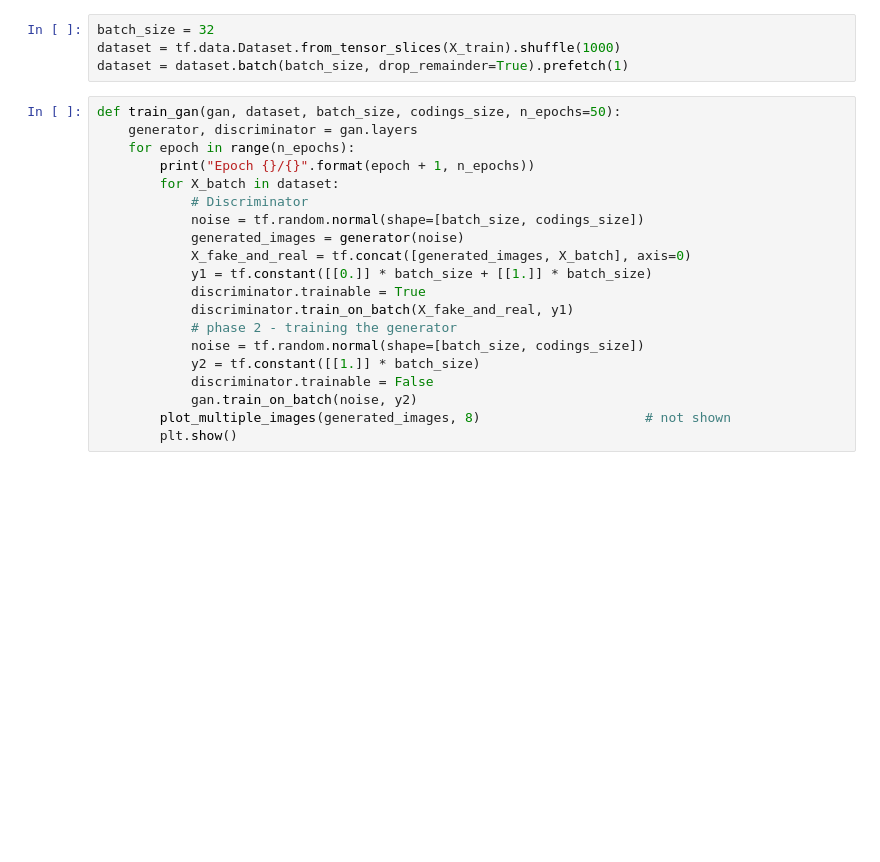
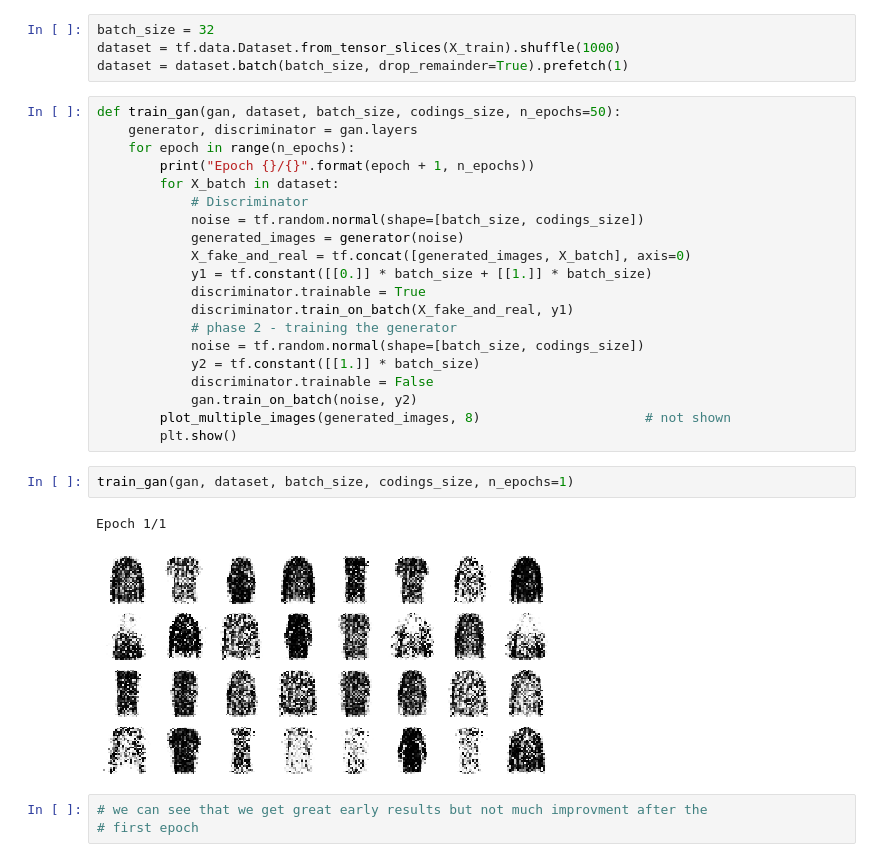
Before and after one commit to bencouser/hands_on_ai, a Jupyter notebook: gans.ipynb, the cells around one changed output. Saved outputs shown, nothing was run; the diff lists cells and outputs as text; blank space fills up the shorter version.

```diff
--- a/gans.ipynb
+++ b/gans.ipynb
@@ -122,3 +122,11 @@ def train_gan(gan, dataset, batch_size, codings_size, n_epochs=50):
             gan.train_on_batch(noise, y2)
         plot_multiple_images(generated_images, 8)                     # not shown
         plt.show()
+# %%
+train_gan(gan, dataset, batch_size, codings_size, n_epochs=1)
+# %% [output]
+Epoch 1/1
+[figure, added]
+# %%
+# we can see that we get great early results but not much improvment after the
+# first epoch
```
Also changed, not shown: parts of 6 cells of this notebook.
